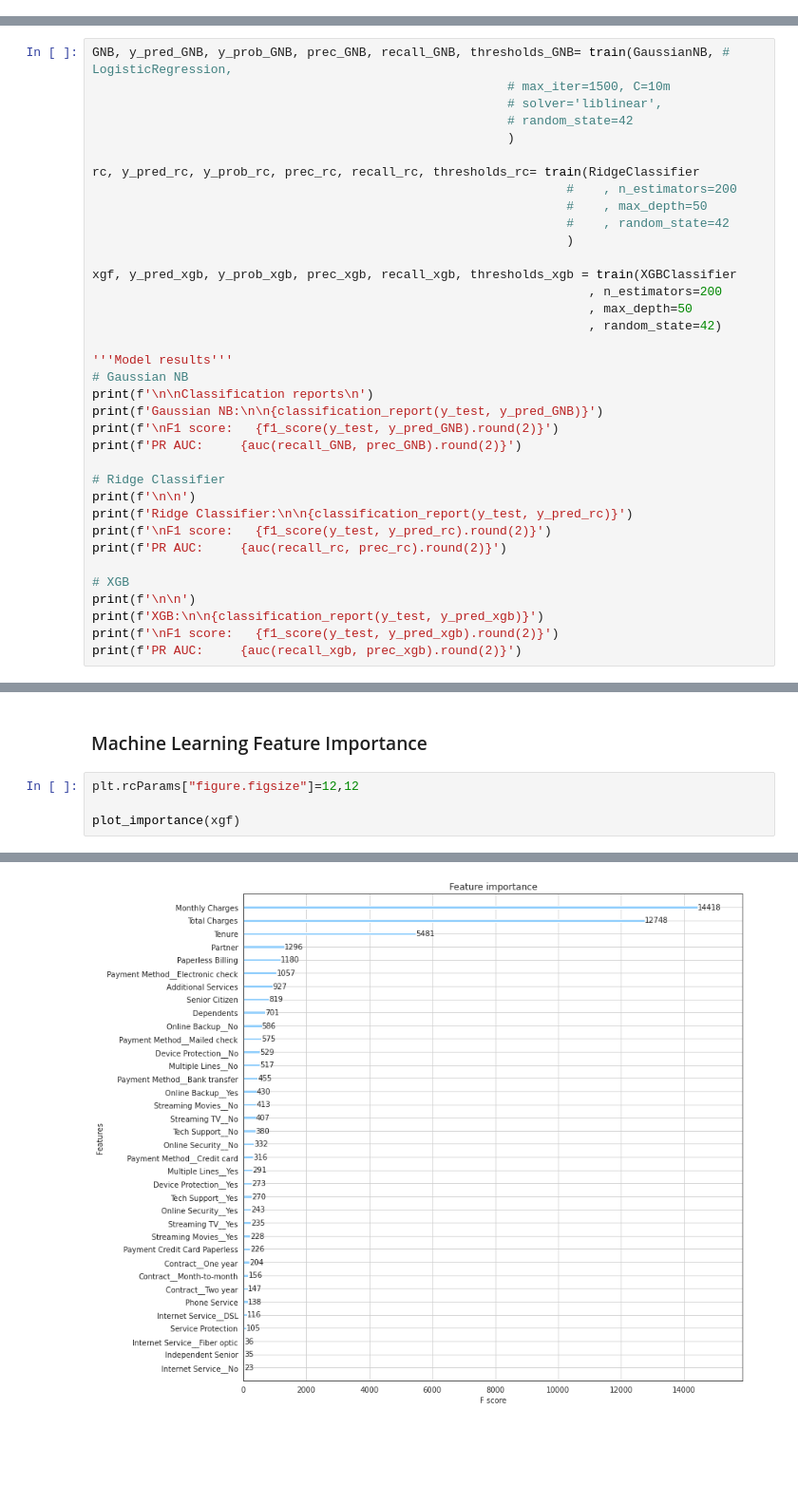
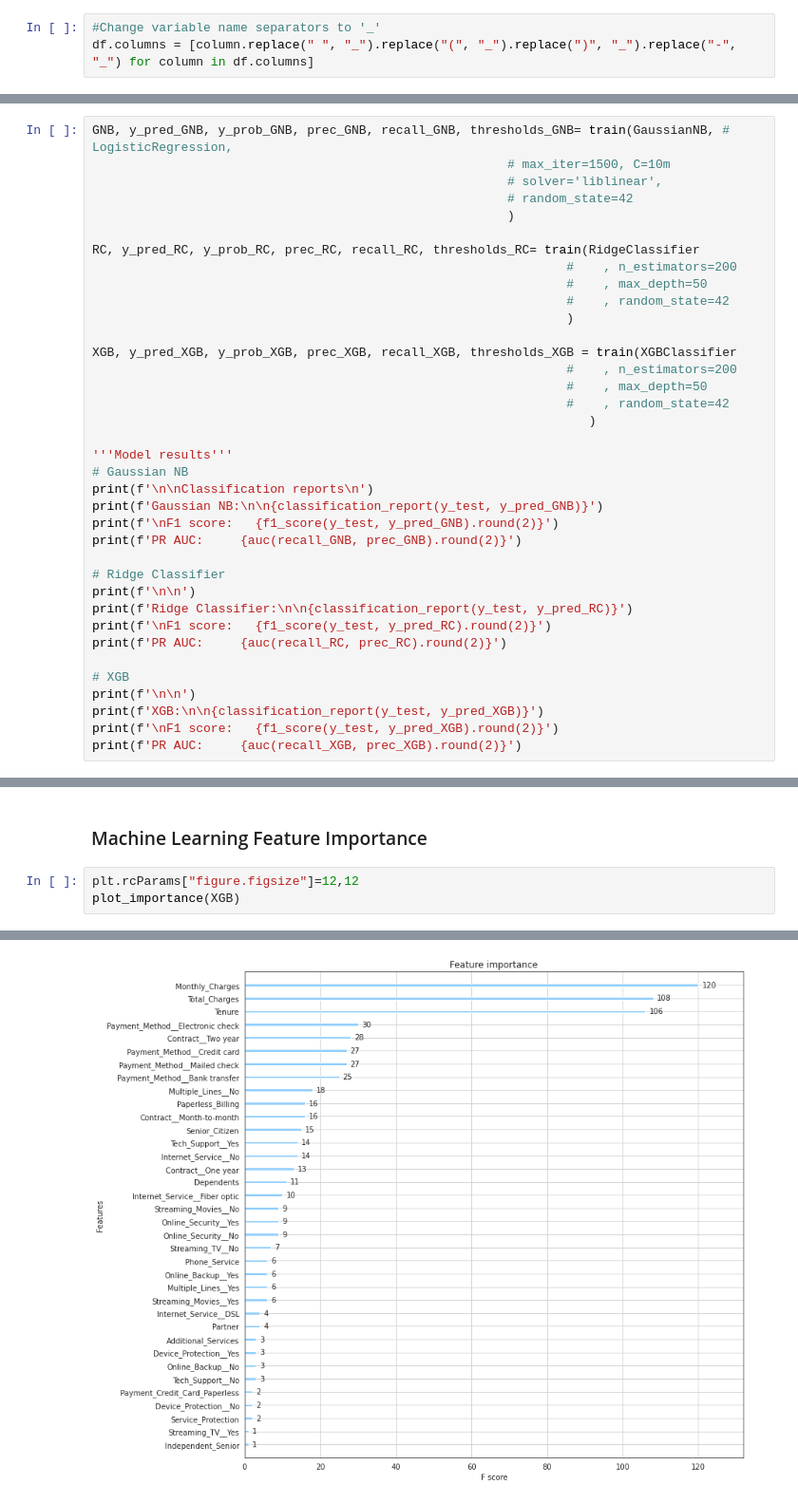
Before and after one commit to gabijanag/Modeling_for_Churn, a Jupyter notebook: AI_Churn_modeling.ipynb, the cells around one changed output, grey strips where cells are left out. Shown: that part at 95% size. Drawn from its saved outputs; the diff is of its cells as text; blank space fills up the shorter version.

```diff
--- a/AI_Churn_modeling.ipynb
+++ b/AI_Churn_modeling.ipynb
@@ -384,0 +394,3 @@ Let's have a quick look at the datasets categorical columns.
+# %%
+#Change variable name separators to '_'
+df.columns = [column.replace(" ", "_").replace("(", "_").replace(")", "_").replace("-", "_") for column in df.columns]
@@ -904,16 +808,17 @@ GNB, y_pred_GNB, y_prob_GNB, prec_GNB, recall_GNB, thresholds_GNB= train(Gaussia
                                                         # random_state=42
                                                         )
 
-rc, y_pred_rc, y_prob_rc, prec_rc, recall_rc, thresholds_rc= train(RidgeClassifier
+RC, y_pred_RC, y_prob_RC, prec_RC, recall_RC, thresholds_RC= train(RidgeClassifier
                                                                 #    , n_estimators=200
                                                                 #    , max_depth=50
                                                                 #    , random_state=42
                                                                 )
 
-xgf, y_pred_xgb, y_prob_xgb, prec_xgb, recall_xgb, thresholds_xgb = train(XGBClassifier
-                                                                   , n_estimators=200
-                                                                   , max_depth=50
-                                                                   , random_state=42)
+XGB, y_pred_XGB, y_prob_XGB, prec_XGB, recall_XGB, thresholds_XGB = train(XGBClassifier
+                                                                #    , n_estimators=200
+                                                                #    , max_depth=50
+                                                                #    , random_state=42
+                                                                   )
 
 '''Model results'''
 # Gaussian NB
@@ -924,15 +829,15 @@ print(f'PR AUC:     {auc(recall_GNB, prec_GNB).round(2)}')
 
 # Ridge Classifier
 print(f'\n\n')
-print(f'Ridge Classifier:\n\n{classification_report(y_test, y_pred_rc)}')
-print(f'\nF1 score:   {f1_score(y_test, y_pred_rc).round(2)}')
-print(f'PR AUC:     {auc(recall_rc, prec_rc).round(2)}')
+print(f'Ridge Classifier:\n\n{classification_report(y_test, y_pred_RC)}')
+print(f'\nF1 score:   {f1_score(y_test, y_pred_RC).round(2)}')
+print(f'PR AUC:     {auc(recall_RC, prec_RC).round(2)}')
 
 # XGB
 print(f'\n\n')
-print(f'XGB:\n\n{classification_report(y_test, y_pred_xgb)}')
-print(f'\nF1 score:   {f1_score(y_test, y_pred_xgb).round(2)}')
-print(f'PR AUC:     {auc(recall_xgb, prec_xgb).round(2)}')
+print(f'XGB:\n\n{classification_report(y_test, y_pred_XGB)}')
+print(f'\nF1 score:   {f1_score(y_test, y_pred_XGB).round(2)}')
+print(f'PR AUC:     {auc(recall_XGB, prec_XGB).round(2)}')
 # %% [output]
 Classification reports
 
@@ -1052,8 +935,7 @@ plt.show()
 ### Machine Learning Feature Importance
 # %%
 plt.rcParams["figure.figsize"]=12,12
-
-plot_importance(xgf)
+plot_importance(XGB)
 # %% [output]
 <matplotlib.axes._subplots.AxesSubplot at 0x...>
-[figure, old version]
+[figure, new version]
```
Also changed, not shown: parts of 41 cells of this notebook.
